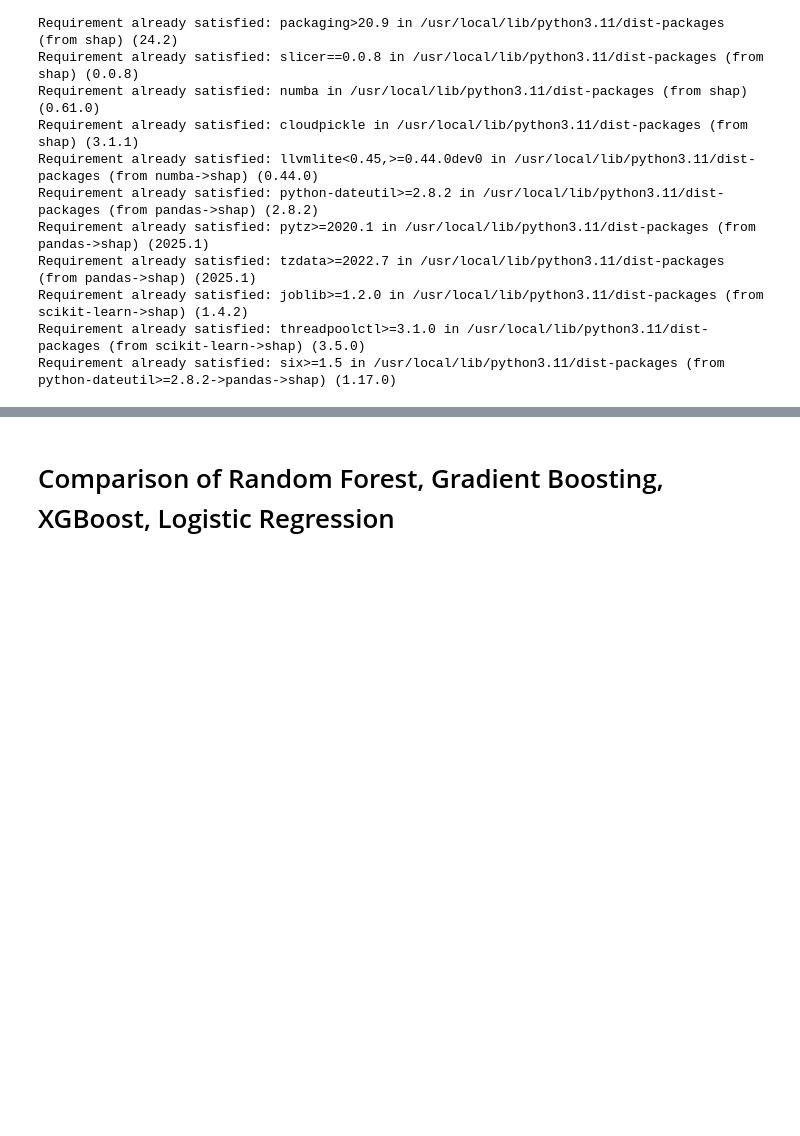
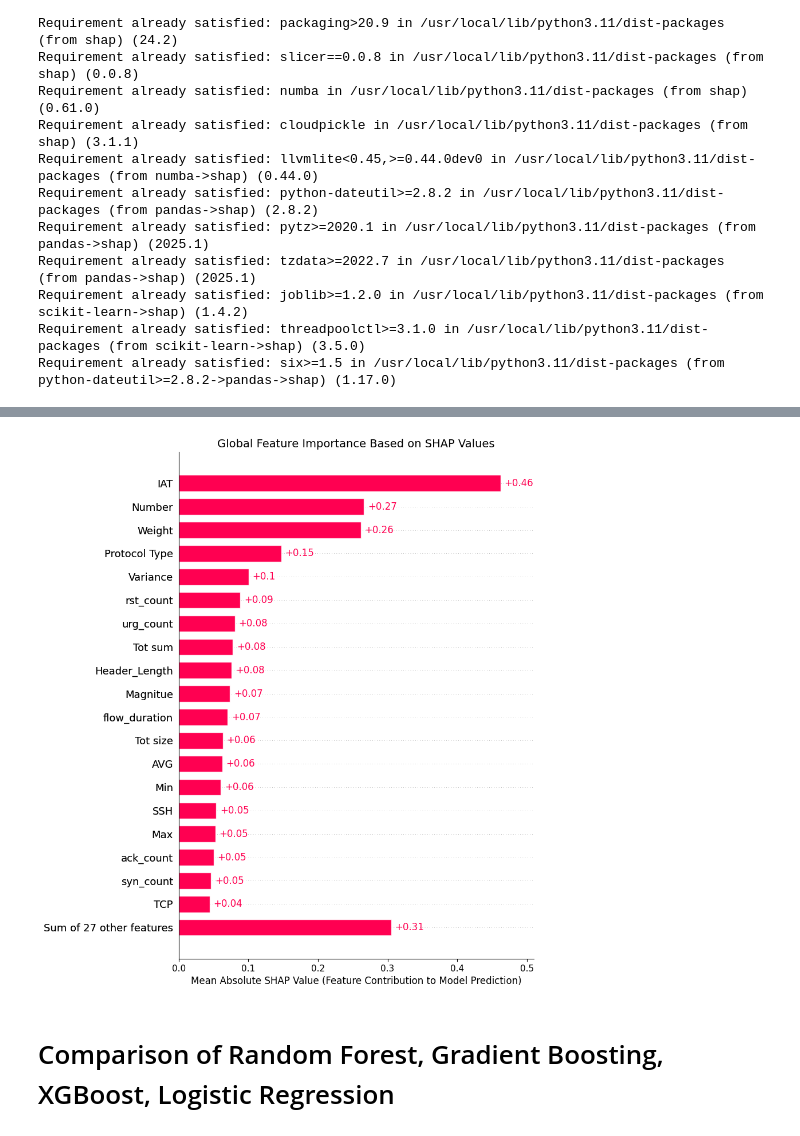
Before and after one commit to Faareh-Ahmed/Anomaly-Detection, a Jupyter notebook: Copy_of_Anomaly_Detection.ipynb, the cells around one changed output, grey strips where cells are left out. Saved outputs shown, nothing was run; the diff lists cells and outputs as text; code cells hidden in the pictures; blank space fills up the shorter version.

```diff
--- a/Copy_of_Anomaly_Detection.ipynb
+++ b/Copy_of_Anomaly_Detection.ipynb
@@ -947,0 +989,22 @@ shap.summary_plot(shap_values, X_test)
+# %%
+import numpy as np
+
+# Sum of absolute SHAP values across all classes
+global_shap_values = np.abs(shap_values.values).sum(axis=2)
+
+# Plot global feature importance
+# Plot global feature importance
+shap.plots.bar(
+    shap.Explanation(values=global_shap_values, feature_names=X_test.columns),
+    max_display=20,
+    show=False
+)
+
+# Add descriptive title and x-axis label
+plt.title("Global Feature Importance Based on SHAP Values", fontsize=14)
+plt.xlabel("Mean Absolute SHAP Value (Feature Contribution to Model Prediction)", fontsize=12)
+
+plt.savefig("shap_variable_importance.eps", format='eps', bbox_inches='tight')
+
+plt.show()
+# %% [output]
@@ -948,3 +1012,4 @@ shap.summary_plot(shap_values, X_test)
+[figure, added]
 # %% [markdown]
 # Comparison of Random Forest, Gradient Boosting, XGBoost, Logistic Regression
 # %%
```
Also changed, not shown: parts of 10 cells of this notebook.
